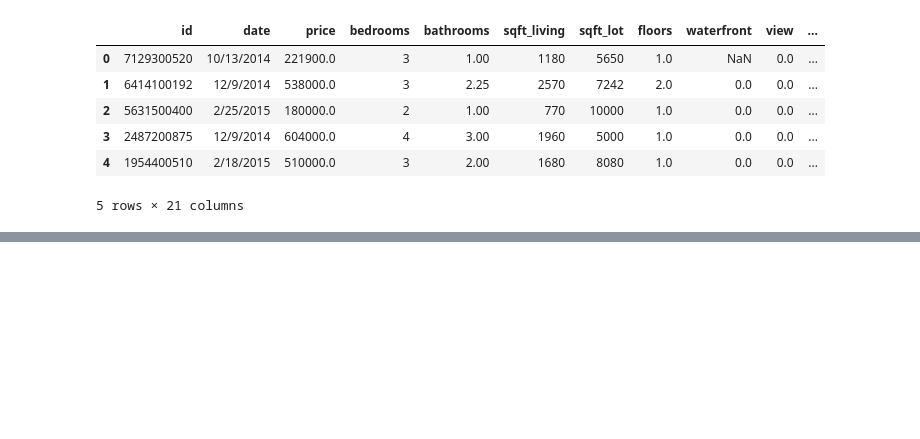
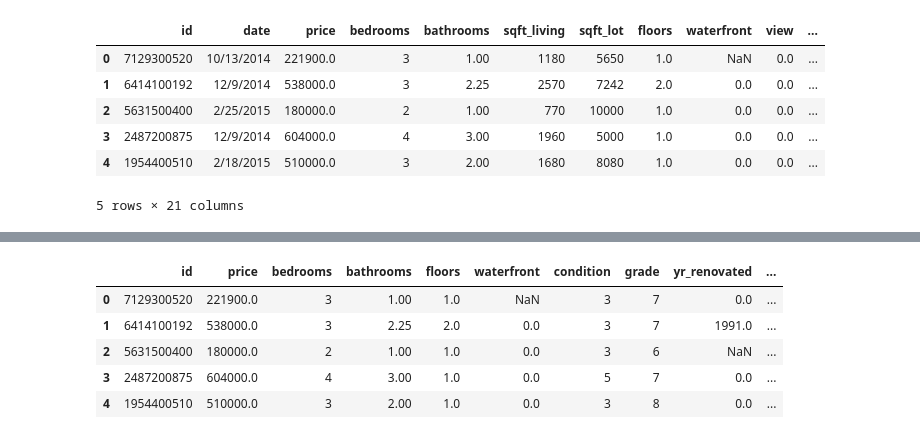
Before and after one commit to Leila-Nyambura/king-county-house-price-prediction-LRM, a Jupyter notebook: Leonard.ipynb, the cells around one changed output, grey strips where cells are left out. Saved outputs shown, nothing was run; the diff lists cells and outputs as text; code cells hidden in the pictures; blank space fills up the shorter version.

```diff
--- a/Leonard.ipynb
+++ b/Leonard.ipynb
@@ -12,0 +89,12 @@ df.head()
+# %%
+df['total_sqft'] = df['sqft_living'] + df['sqft_lot']
+df['age'] = 2024 - df['yr_built']
+df.drop(columns= ['yr_built','sqft_living','sqft_lot'],inplace = True)
+df.head()
+# %% [output]
+|  | id | price | bedrooms | bathrooms | floors | waterfront | condition | grade | yr_renovated | ... |
+| 0 | 7129300520 | 221900.0 | 3 | 1.00 | 1.0 | NaN | 3 | 7 | 0.0 | ... |
+| 1 | 6414100192 | 538000.0 | 3 | 2.25 | 2.0 | 0.0 | 3 | 7 | 1991.0 | ... |
+| 2 | 5631500400 | 180000.0 | 2 | 1.00 | 1.0 | 0.0 | 3 | 6 | NaN | ... |
+| 3 | 2487200875 | 604000.0 | 4 | 3.00 | 1.0 | 0.0 | 5 | 7 | 0.0 | ... |
+| 4 | 1954400510 | 510000.0 | 3 | 2.00 | 1.0 | 0.0 | 3 | 8 | 0.0 | ... |
```
Also changed, not shown: parts of 11 cells of this notebook.
